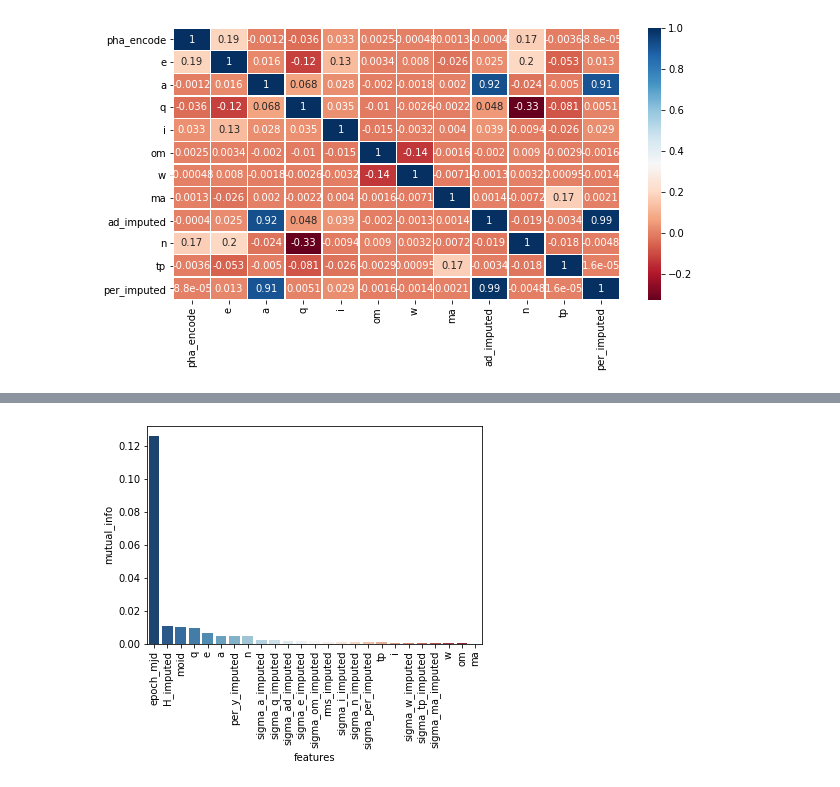
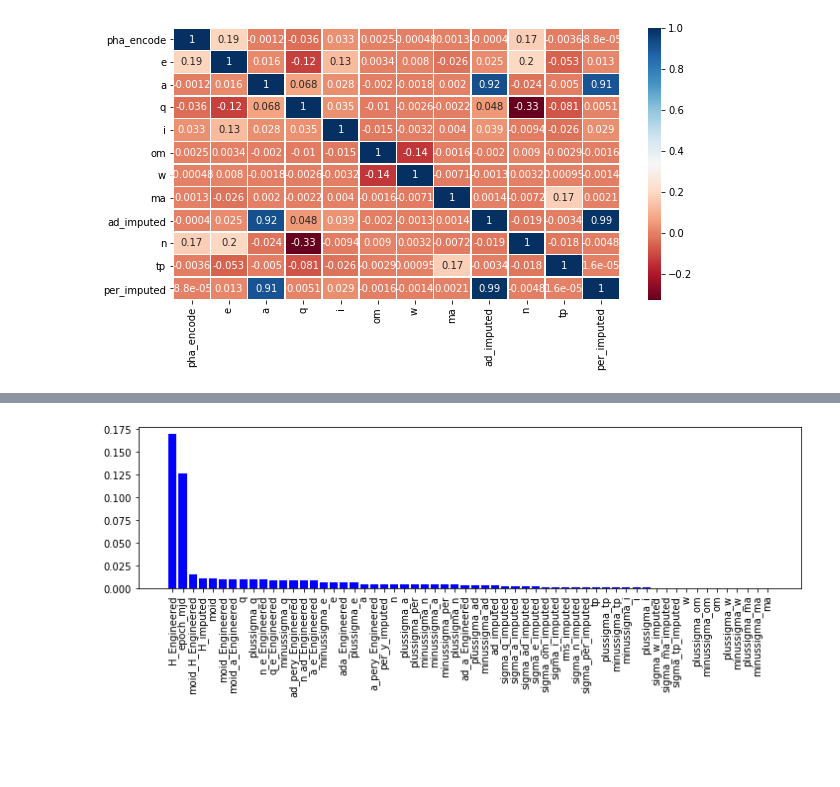
Before and after one commit to wuxinran2001/wuxinran2001.github.io, a Jupyter notebook: 2020-11-17 - DBFS Example.ipynb, the cells around one changed output, grey strips where cells are left out. Drawn from its saved outputs; the diff is of its cells as text; code cells hidden in the pictures; blank space fills up the shorter version.

```diff
--- a/2020-11-17 - DBFS Example.ipynb
+++ b/2020-11-17 - DBFS Example.ipynb
@@ -173,7 +220,10 @@ sns.heatmap(train_heatmap.corr(),annot= True,linewidth=.5,cmap="RdBu")
 # %%
 #since the ad_imputed is too correlated with per_imputed, drop one column to save computational efficiency
 columns_to_drop = ['per_imputed']
-df_encoded = df_encoded.drop(*columns_to_drop)
+
+df_encoded = df_minussigma11.drop(*columns_to_drop)
+test_encoded = test_minussigma11.drop(*columns_to_drop)
+df_encoded.show()
 # %% [output]
 [interactive output not drawn]
 # %%
@@ -231,16 +304,18 @@ def scale_df(df_encoded, method, cols, drop=True):
 [interactive output not drawn]
 # %%
 cols = [ c for c in df_encoded.schema.names if c not in ["neo_index", "orbit_onehot", "class_onehot"] ]
-df_encoded = scale_df(df_encoded, "minmax", cols)
+df_encoded = scale_df(df_encoded.na.drop(), "minmax", cols)
+test_encoded = scale_df(test_encoded.na.drop(), "minmax", cols)
 # %% [output]
 [interactive output not drawn]
 # %%
 # Feature Selection
 # MutualInfoClassif
 import numpy as np
-df_data = df_vector.toPandas()
-cols = [ c for c in assemblerInputs if c not in  ["neo_index", "orbit_onehot", "class_onehot", 'pha_encode' ] ]
 from sklearn.feature_selection import mutual_info_classif as MIC
+
+df_data = df_encoded.na.drop().toPandas()
+cols = [ c for c in df_encoded.schema.names if c not in  ["neo_index", "orbit_onehot", "class_onehot", 'pha_encode' ] ]
 mutual_info = MIC(np.array(df_data[cols]), np.array(df_data['pha_encode']), discrete_features= False)
 print(mutual_info)
 # %% [output]
@@ -248,17 +323,16 @@ print(mutual_info)
 # %%
 mi_result = { item: mutual_info[i] for i, item in enumerate(cols) }
 sort_result = sorted(mi_result.items(), key=lambda item: item[1], reverse=True)
 keys = [ item[0] for item in sort_result ]
 values = [ item[1] for item in sort_result ]
 
-import pandas as pd
 x = np.arange(len(keys))
 y = np.array(values)
-
-df = pd.DataFrame({"features": x,"mutual_info": y})
-sns.barplot("features","mutual_info",palette="RdBu_r",data=df)
-plt.xticks(range(len(keys)), keys)
-plt.xticks(rotation=90)
+import matplotlib.pyplot as plt
+import pylab as pl
+plt.figure(figsize=(12,3))
+plt.bar(range(len(y)), y,color='blue',tick_label=keys)
+pl.xticks(rotation=90)
 plt.show()
 # %% [output]
-[figure, old version]
+[figure, new version]
```
Also changed, not shown: parts of 21 cells of this notebook.
